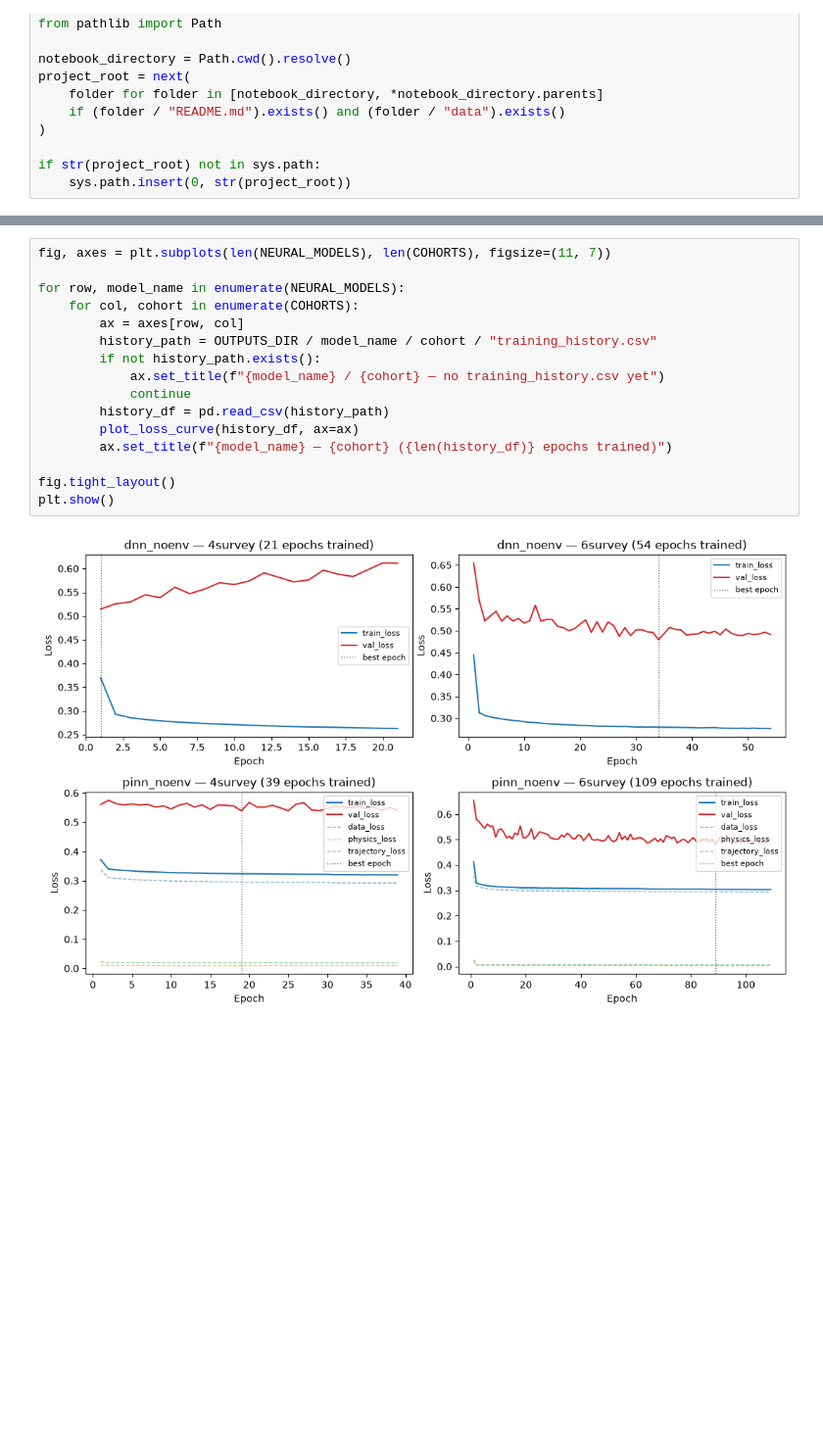
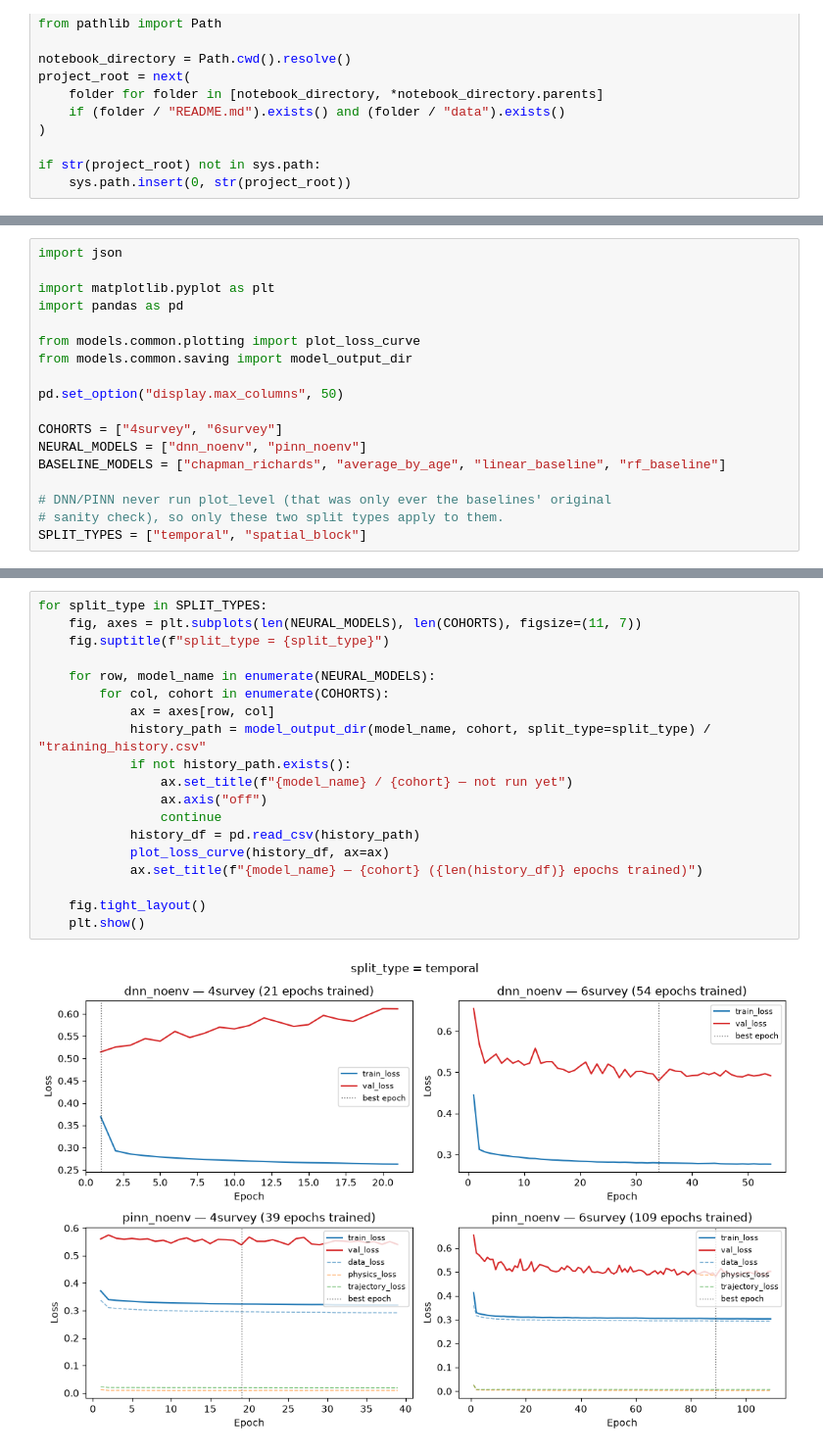
Before and after one commit to shreeyagorasia/forest_diss, a Jupyter notebook: results_notebooks/baseline_models_parameter_tuning.ipynb, the cells around one changed output, grey strips where cells are left out. Shown at 98% size. Drawn from its saved outputs; the diff is of its cells as text; blank space fills up the shorter version.

Commit message:
updated code to run either temporal or spatial block or plot level split type,

```diff
--- a/results_notebooks/baseline_models_parameter_tuning.ipynb
+++ b/results_notebooks/baseline_models_parameter_tuning.ipynb
@@ -60,3 +40,21 @@ BASELINE_MODELS_TEMPORAL = ["chapman_richards", "average_by_age", "linear_baseli
+# %%
+import json
+
+import matplotlib.pyplot as plt
+import pandas as pd
+
+from models.common.plotting import plot_loss_curve
+from models.common.saving import model_output_dir
+
+pd.set_option("display.max_columns", 50)
+
+COHORTS = ["4survey", "6survey"]
+NEURAL_MODELS = ["dnn_noenv", "pinn_noenv"]
+BASELINE_MODELS = ["chapman_richards", "average_by_age", "linear_baseline", "rf_baseline"]
+
+# DNN/PINN never run plot_level (that was only ever the baselines' original
+# sanity check), so only these two split types apply to them.
+SPLIT_TYPES = ["temporal", "spatial_block"]
 # %% [markdown]
 ## 2. Which files to run, to (re)compile these results
 
@@ -96,18 +95,21 @@ after a real `--max-epochs 500` run to see the actual result.
 # %%
-fig, axes = plt.subplots(len(NEURAL_MODELS), len(COHORTS), figsize=(11, 7))
+for split_type in SPLIT_TYPES:
+    fig, axes = plt.subplots(len(NEURAL_MODELS), len(COHORTS), figsize=(11, 7))
+    fig.suptitle(f"split_type = {split_type}")
 
-for row, model_name in enumerate(NEURAL_MODELS):
-    for col, cohort in enumerate(COHORTS):
-        ax = axes[row, col]
-        history_path = OUTPUTS_DIR / model_name / cohort / "training_history.csv"
-        if not history_path.exists():
-            ax.set_title(f"{model_name} / {cohort} — no training_history.csv yet")
-            continue
-        history_df = pd.read_csv(history_path)
-        plot_loss_curve(history_df, ax=ax)
-        ax.set_title(f"{model_name} — {cohort} ({len(history_df)} epochs trained)")
+    for row, model_name in enumerate(NEURAL_MODELS):
+        for col, cohort in enumerate(COHORTS):
+            ax = axes[row, col]
+            history_path = model_output_dir(model_name, cohort, split_type=split_type) / "training_history.csv"
+            if not history_path.exists():
+                ax.set_title(f"{model_name} / {cohort} — not run yet")
+                ax.axis("off")
+                continue
+            history_df = pd.read_csv(history_path)
+            plot_loss_curve(history_df, ax=ax)
+            ax.set_title(f"{model_name} — {cohort} ({len(history_df)} epochs trained)")
 
-fig.tight_layout()
-plt.show()
+    fig.tight_layout()
+    plt.show()
 # %% [output]
-[figure, old version]
+[figure, new version]
```
Also changed, not shown: parts of 9 cells of this notebook, 14 other files.
